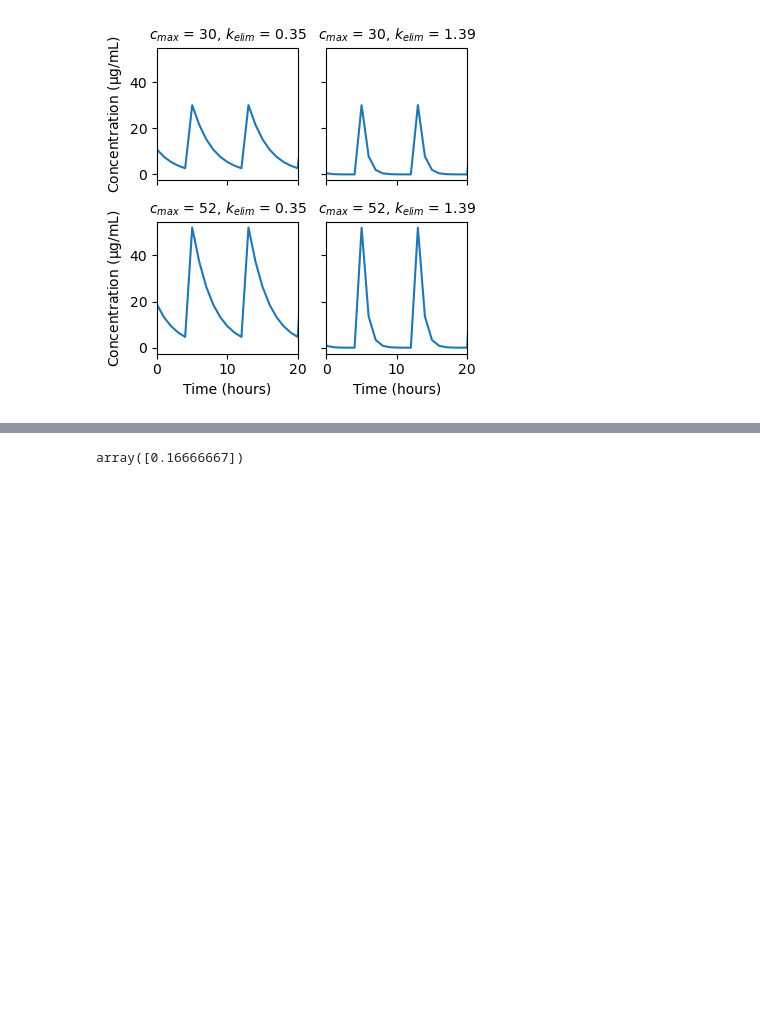
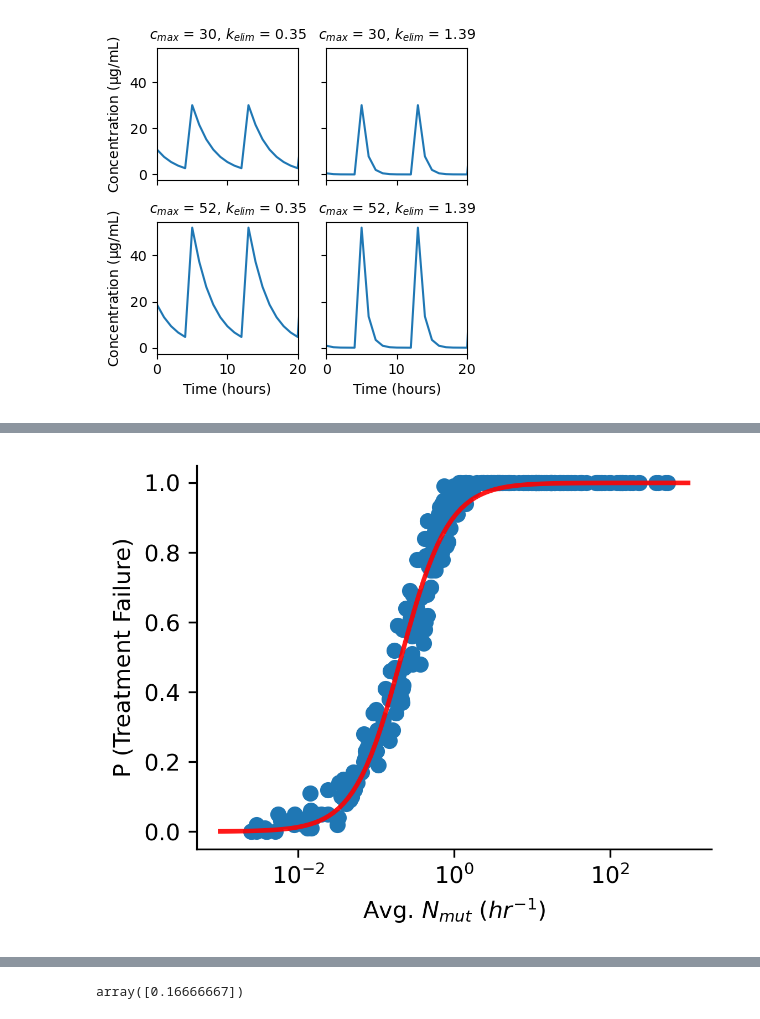
Before and after one commit to eshanking/fears-figures, a Jupyter notebook: figure_code/pharmacokinetics_analysis.ipynb, the cells around one changed output, grey strips where cells are left out. Drawn from its saved outputs; the diff is of its cells as text; code cells hidden in the pictures; blank space fills up the shorter version.

```diff
--- a/figure_code/pharmacokinetics_analysis.ipynb
+++ b/figure_code/pharmacokinetics_analysis.ipynb
@@ -786,0 +787,34 @@ fig.savefig('../figures/mutation_supply.pdf',bbox_inches='tight')
+# %%
+# fit poisson cdf to data
+import matplotlib as mpl
+mpl.rcParams['figure.dpi'] = 300
+
+mut_supply = np.array(sample[:,2]*sample[:,3])
+# mut_supply = mut_supply-np.min(mut_supply)
+
+p_fail = 1-res/n_sims
+
+from scipy.optimize import curve_fit
+from scipy.stats import poisson
+
+def p_fail_logistic(n_mut,k,ic50):
+    return 1/(1+np.exp(k*(np.log10(n_mut)-np.log10(ic50))))
+
+popt,pcov = curve_fit(p_fail_logistic,mut_supply,p_fail,p0=[1,1])
+
+fig,ax = plt.subplots(figsize=(4,3))
+
+ax.plot(mut_supply,p_fail,'o')
+
+x = np.logspace(-3,3,100)
+ax.plot(x,p_fail_logistic(x,*popt),linewidth=2,color='red',alpha=0.9)
+
+ax.set_xscale('log')
+
+ax.set_ylabel('P (Treatment Failure)')
+ax.set_xlabel('Avg. $N_{mut}$ ($hr^{-1}$)')
+
+ax.spines['top'].set_visible(False)
+ax.spines['right'].set_visible(False)
+# %% [output]
+[figure, added]
```
Also changed, not shown: parts of 8 cells of this notebook, 15 other files.
